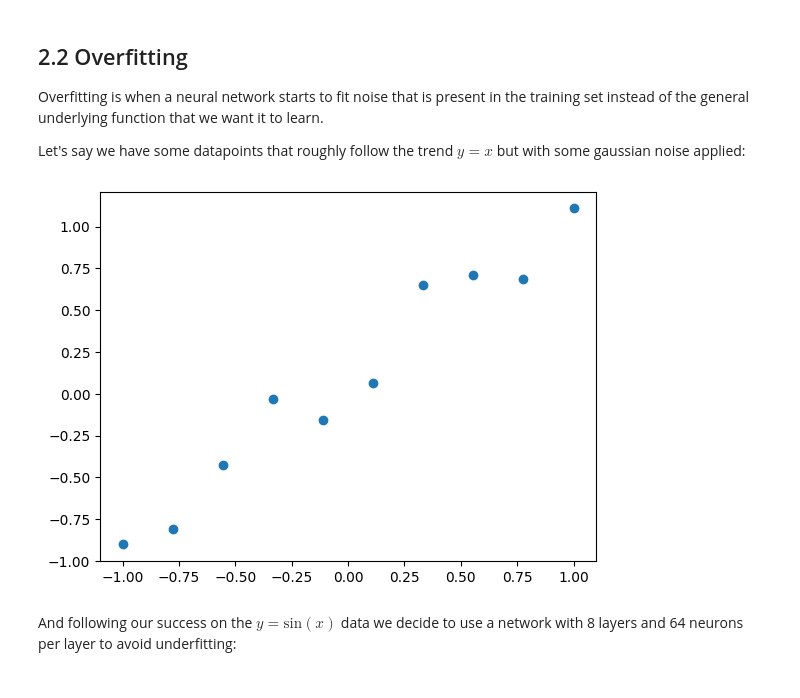
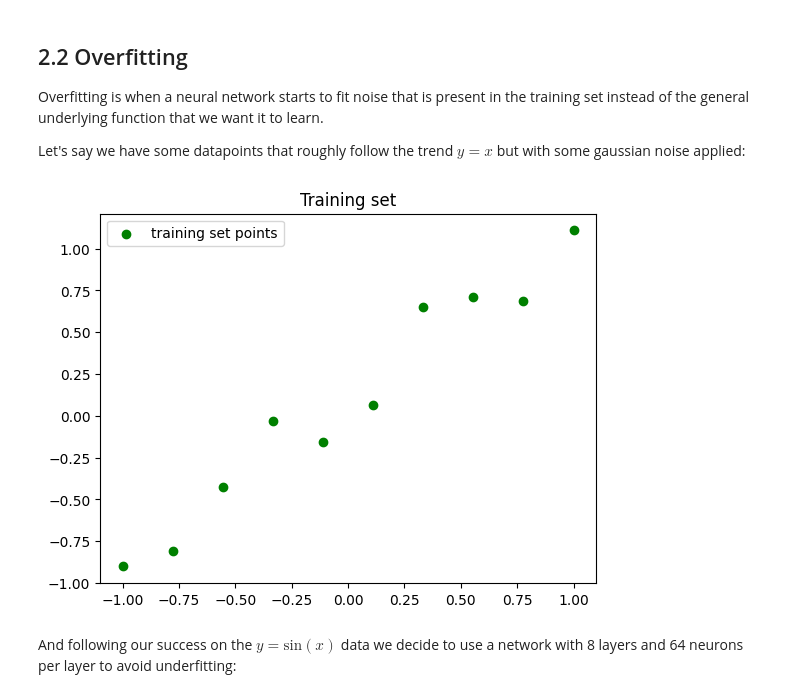
Before and after one commit to ojscutt/nn_session, a Jupyter notebook: nn_session.ipynb, the cells around one changed output. Saved outputs shown, nothing was run; the diff lists cells and outputs as text; code cells hidden in the pictures.

```diff
--- a/nn_session.ipynb
+++ b/nn_session.ipynb
@@ -474,13 +480,15 @@ Let's say we have some datapoints that roughly follow the trend $y = x$ but with
 # %%
 np.random.seed(42)
 x_train = np.linspace(-1,1,10)
 
 y_train = x_train + np.random.normal(loc=0, scale=0.2, size=10)
 
-plt.scatter(x_train,y_train)
+plt.scatter(x_train,y_train, color='green', label='training set points')
+plt.title('Training set')
+plt.legend()
 plt.show()
 # %% [output]
-[figure, old version]
+[figure, new version]
 # %% [markdown]
 And following our success on the $y=\textrm{sin}(x)$ data we decide to use a network with 8 layers and 64 neurons per layer to avoid underfitting:
 # %%
```
Also changed, not shown: parts of 18 cells of this notebook.
